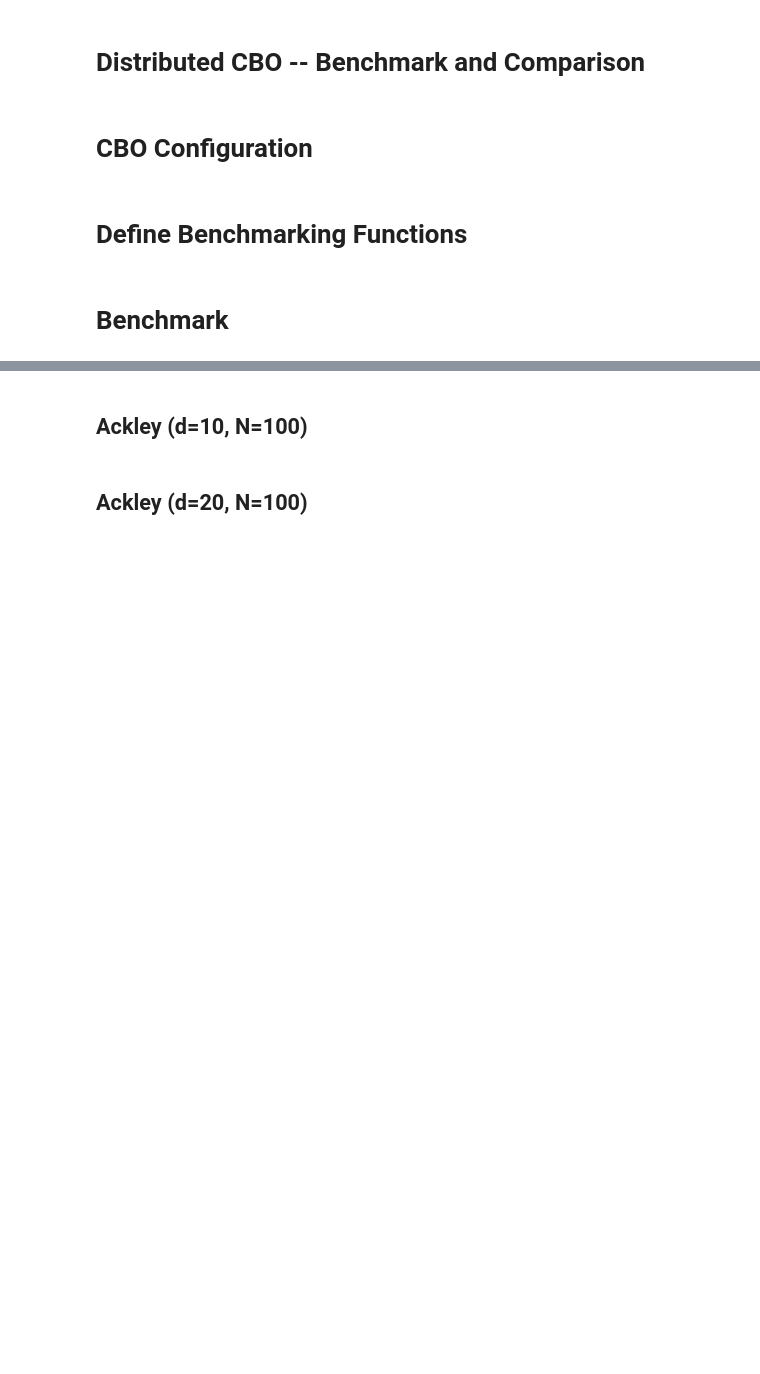
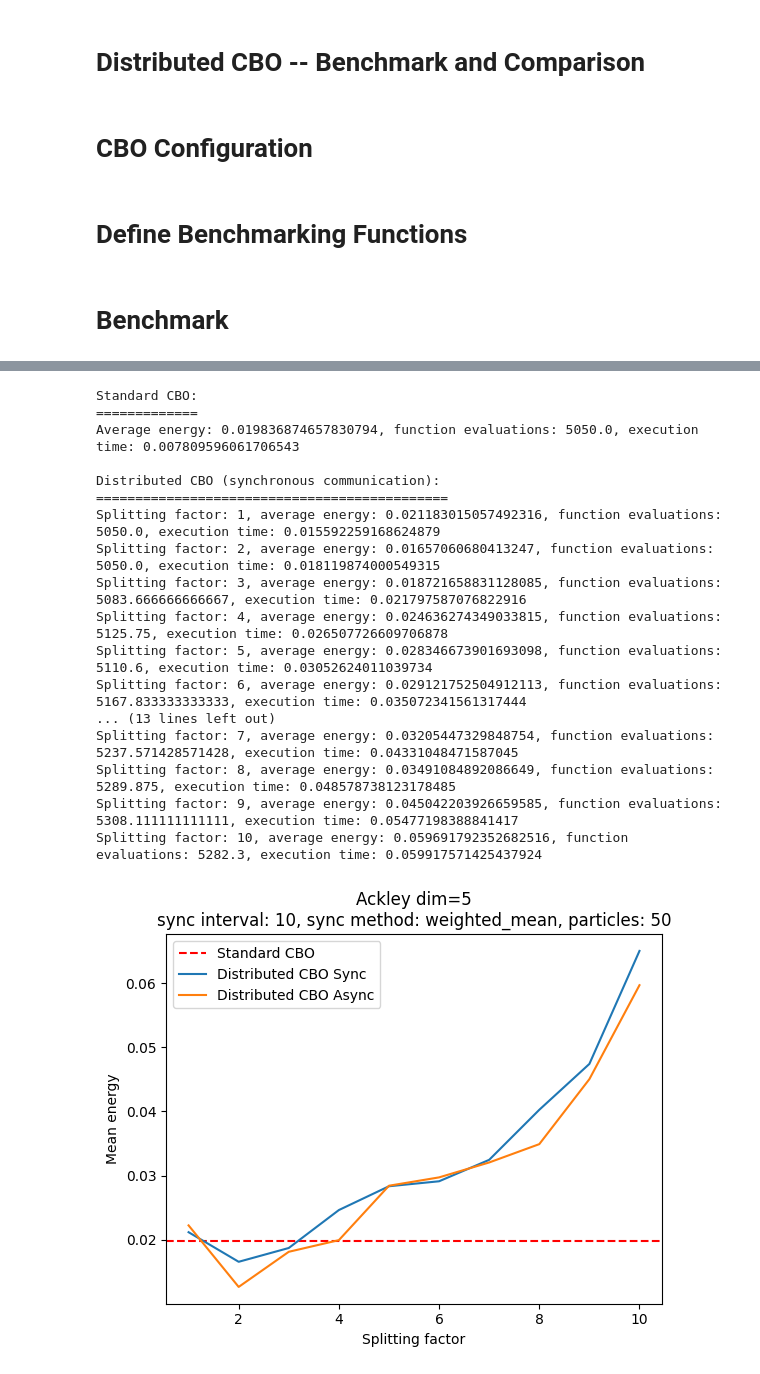
Before and after one commit to omareldeeb/CBXpy, a Jupyter notebook: docs/examples/distributed_cbo_benchmarks.ipynb, the cells around one changed output, grey strips where cells are left out. Saved outputs shown, nothing was run; the diff lists cells and outputs as text; code cells hidden in the pictures; blank space fills up the shorter version.

Commit message:
Update DistributedCBO notebook

```diff
--- a/docs/examples/distributed_cbo_benchmarks.ipynb
+++ b/docs/examples/distributed_cbo_benchmarks.ipynb
@@ -44,6 +43,7 @@ def benchmark_distributed_cbo(
 ):
     energy_means = []
     execution_times = []
+    function_evaluations = []
     for splitting_factor in range(1, max_splitting_factor + 1):
         num_particles = math.ceil(max_particles / splitting_factor)
         energies = []
@@ -68,9 +68,12 @@ def benchmark_distributed_cbo(
             tock = time.time()
             execution_times.append(tock - tick)
 
-        mean_energy = np.mean(energies)
-        print(f"Splitting factor: {splitting_factor}, mean energy: {mean_energy}. Execution time: {np.mean(execution_times)}")
-        energy_means.append(np.mean(energies))
+            function_evaluations.append(dyn.num_f_eval())
+
+        average_energy = np.median(energies)
+        average_function_evaluations = np.mean(function_evaluations)
+        print(f"Splitting factor: {splitting_factor}, average energy: {average_energy}, function evaluations: {average_function_evaluations}, execution time: {np.mean(execution_times)}")
+        energy_means.append(average_energy)
 
     if axs is not None:
         async_label = 'Async' if use_async_communication else 'Sync'
@@ -84,6 +87,7 @@ def benchmark_standard_cbo(
 ):
     energies = []
     execution_times = []
+    function_evaluations = []
     for _ in range(num_runs):
         dyn = CBO(
             f,
@@ -102,16 +106,21 @@ def benchmark_standard_cbo(
         )
         tock = time.time()
         execution_times.append(tock - tick)
-    print(f"Non distributed mean energy: {np.mean(energies)}. Execution time: {np.mean(execution_times)}")
+
+        function_evaluations.append(dyn.num_f_eval)
+
+    average_energy = np.median(energies)
+    average_function_evaluations = np.mean(function_evaluations)
+    print(f"Average energy: {average_energy}, function evaluations: {average_function_evaluations}, execution time: {np.mean(execution_times)}")
 
     # Plot mean of undistributed energies as a horizontal line
     if axs is not None:
-        axs.axhline(y=np.mean(energies), color='r', linestyle='--', label='Standard CBO')
+        axs.axhline(y=average_energy, color='r', linestyle='--', label='Standard CBO')
 # %% [markdown]
 # Benchmark
 # %%
 # Benchmarking params
-NUM_RUNS = 100
+NUM_RUNS = 200
 MAX_SPLITTING_FACTOR = 10
 MAX_PARTICLES = 100
 SYNCHRONIZATION_INTERVAL = 10
@@ -126,14 +135,19 @@ def run_experiment(
 
     conf['d'] = d
     # Baseline (standard CBO)
+    print("Standard CBO:")
+    print("=============")
     benchmark_standard_cbo(
         f=f,
         num_runs=NUM_RUNS,
         num_particles=n,
         axs=axs
     )
+    print()
 
     # Synchronous
+    print("Distributed CBO (synchronous communication):")
+    print("=============================================")
     benchmark_distributed_cbo(
         f=f,
         use_async_communication=False,
@@ -145,8 +159,11 @@ def run_experiment(
         num_steps=1000000,   # Arbitrarily high number since we depend on the termination criteria
         axs=axs
     )
+    print()
 
     # Asynchronous
+    print("Distributed CBO (asynchronous communication):")
+    print("==============================================")
     benchmark_distributed_cbo(
         f=f,
         use_async_communication=True,
@@ -158,11 +175,12 @@ def run_experiment(
         num_steps=100,
         axs=axs
     )
+    print()
 
     function_label = f.__class__.__name__ + f" dim={d}"
     axs.set_xlabel(f"Splitting factor")
     axs.set_ylabel(f"Mean energy")
-    axs.set_title(f"{function_label}\nsync interval: {SYNCHRONIZATION_INTERVAL}, sync method: {SYNCHRONIZATION_METHOD}, particles: {MAX_PARTICLES}")
+    axs.set_title(f"{function_label}\nsync interval: {SYNCHRONIZATION_INTERVAL}, sync method: {SYNCHRONIZATION_METHOD}, particles: {n}")
     axs.legend()
 
     fig.show()
@@ -173,2 +188,0 @@ run_experiment(Ackley(), d=5, n=100)
-# %% [markdown]
-## Ackley (d=10, N=100)
@@ -177,2 +188,0 @@ run_experiment(Ackley(), d=10, n=100)
-# %% [markdown]
-## Ackley (d=20, N=100)
@@ -180,0 +189,21 @@ run_experiment(Ackley(), d=20, n=100)
+# %%
+run_experiment(Ackley(), d=5, n=50)
+# %% [output]
+Standard CBO:
+=============
+Average energy: 0.019836874657830794, function evaluations: 5050.0, execution time: 0.007809596061706543
+
+Distributed CBO (synchronous communication):
+=============================================
+Splitting factor: 1, average energy: 0.021183015057492316, function evaluations: 5050.0, execution time: 0.015592259168624879
+Splitting factor: 2, average energy: 0.01657060680413247, function evaluations: 5050.0, execution time: 0.018119874000549315
+Splitting factor: 3, average energy: 0.018721658831128085, function evaluations: 5083.666666666667, execution time: 0.021797587076822916
+Splitting factor: 4, average energy: 0.024636274349033815, function evaluations: 5125.75, execution time: 0.026507726609706878
+Splitting factor: 5, average energy: 0.028346673901693098, function evaluations: 5110.6, execution time: 0.03052624011039734
+Splitting factor: 6, average energy: 0.029121752504912113, function evaluations: 5167.833333333333, execution time: 0.035072341561317444
+... (13 lines left out)
+Splitting factor: 7, average energy: 0.03205447329848754, function evaluations: 5237.571428571428, execution time: 0.04331048471587045
+Splitting factor: 8, average energy: 0.03491084892086649, function evaluations: 5289.875, execution time: 0.048578738123178485
+Splitting factor: 9, average energy: 0.045042203926659585, function evaluations: 5308.111111111111, execution time: 0.05477198388841417
+Splitting factor: 10, average energy: 0.059691792352682516, function evaluations: 5282.3, execution time: 0.059917571425437924
+[figure, added]
```
Also changed, not shown: parts of 16 cells of this notebook.
